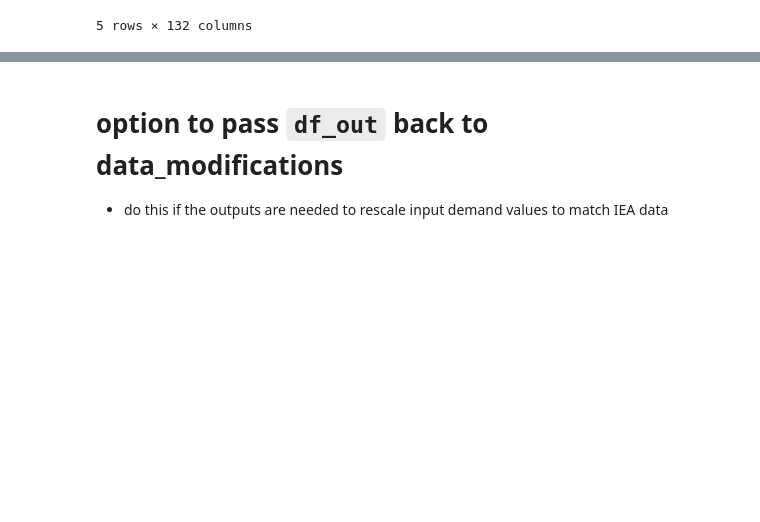
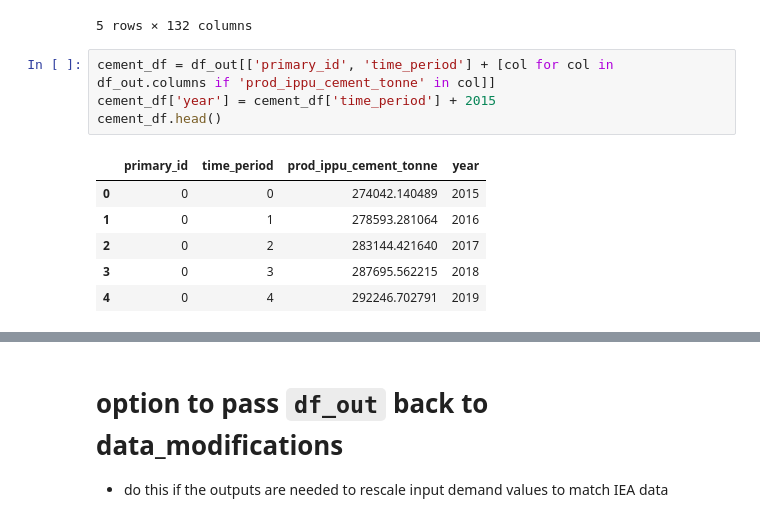
Before and after one commit to JuanRobledo12/sisepuede_region_nbs_tony_ver, a Jupyter notebook: croatia/croatia_manager_wb.ipynb, the cells around one changed output, grey strips where cells are left out. Cells and saved outputs as stored; diff of their text form; blank space fills up the shorter version.

```diff
--- a/croatia/croatia_manager_wb.ipynb
+++ b/croatia/croatia_manager_wb.ipynb
@@ -375,3 +392,14 @@ df_out[[col for col in df_out.columns if 'subsector' in col]].tail()
 | 142 | 1.038290 | NaN | NaN | NaN | ... |
 | 143 | 1.039972 | NaN | NaN | NaN | ... |
 5 rows × 132 columns
+# %%
+cement_df = df_out[['primary_id', 'time_period'] + [col for col in df_out.columns if 'prod_ippu_cement_tonne' in col]]
+cement_df['year'] = cement_df['time_period'] + 2015
+cement_df.head()
+# %% [output]
+|  | primary_id | time_period | prod_ippu_cement_tonne | year |
+| 0 | 0 | 0 | 274042.140489 | 2015 |
+| 1 | 0 | 1 | 278593.281064 | 2016 |
+| 2 | 0 | 2 | 283144.421640 | 2017 |
+| 3 | 0 | 3 | 287695.562215 | 2018 |
+| 4 | 0 | 4 | 292246.702791 | 2019 |
```
Also changed, not shown: parts of 15 cells of this notebook, 10 other files.
